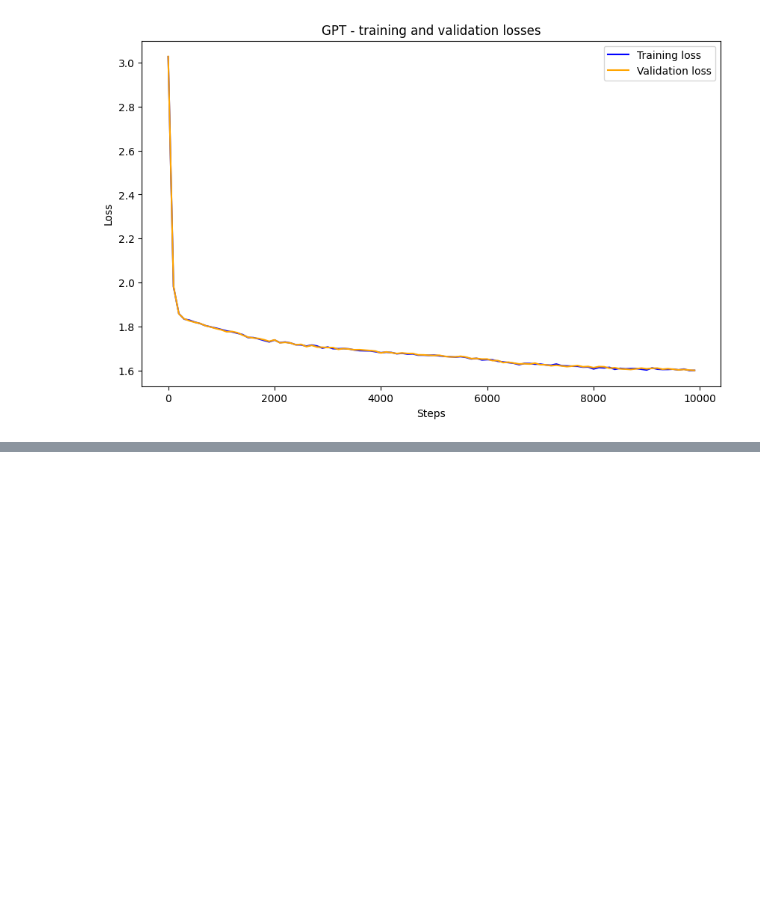
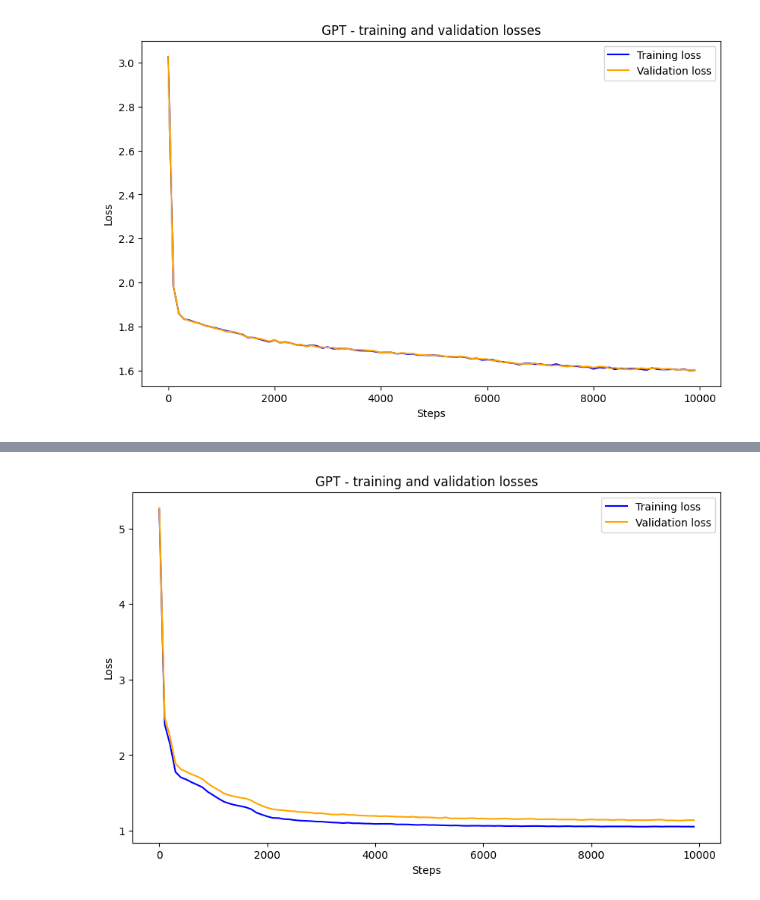
Before and after one commit to petkokp/llm_notebooks, a Jupyter notebook: small_gpt/experiments.ipynb, the cells around one changed output, grey strips where cells are left out. Drawn from its saved outputs; the diff is of its cells as text; code cells hidden in the pictures; blank space fills up the shorter version.

Commit message:
wip training on dostoevsky books

```diff
--- a/small_gpt/experiments.ipynb
+++ b/small_gpt/experiments.ipynb
@@ -78,0 +95,10 @@ print(decode(generated, decoding))
+# %%
+from data.dataset import Dataset, DatasetNames
+
+dataset = Dataset()
+
+dataset_name = DatasetNames.DOSTOEVSKY
+
+dataset_path = dataset.generate(dataset_name)
+
+train_data, val_data, vocabulary_size = dataset.get(dataset_name)
@@ -78,0 +123,21 @@ print(decode(generated, decoding))
+# %%
+import torch
+from models.gpt.gpt_model import GPT
+from training.train_model import train_model
+
+n_embeddings = 384
+n_heads = 6
+n_layers = 6
+max_iterations = 10000
+iterations_interval = 100
+eval_iterations = 200
+batch_size = 64
+learning_rate = 3e-4
+context_length = 256
+dropout = 0.2
+
+device = "cuda" if torch.cuda.is_available() else "cpu"
+
+gpt_model = GPT(vocabulary_size, n_embeddings, n_heads, context_length, n_layers, dropout).to(device)
+
+train_losses, val_losses, steps = train_model(gpt_model, max_iterations, iterations_interval, eval_iterations, batch_size, learning_rate, context_length, train_data, val_data, device)
@@ -78,0 +162,13 @@ print(decode(generated, decoding))
+# %%
+import matplotlib.pyplot as plt
+
+plt.figure(figsize=(10, 6))
+plt.plot(steps, train_losses, label='Training loss', color='blue')
+plt.plot(steps, val_losses, label='Validation loss', color='orange')
+plt.title('GPT - training and validation losses')
+plt.xlabel('Steps')
+plt.ylabel('Loss')
+plt.legend()
+plt.show()
+# %% [output]
+[figure, added]
```
Also changed, not shown: parts of 5 cells of this notebook, 1 other file.
